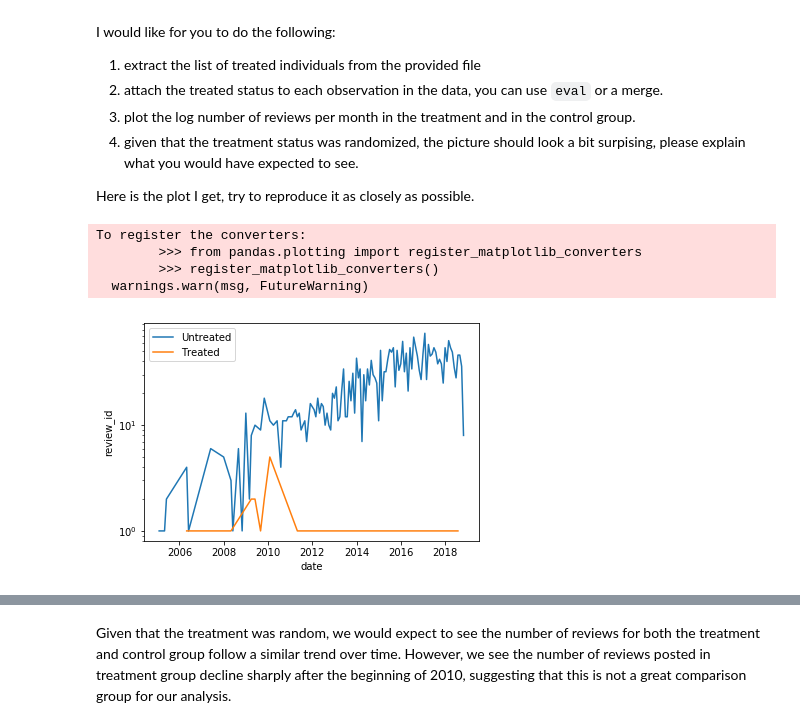
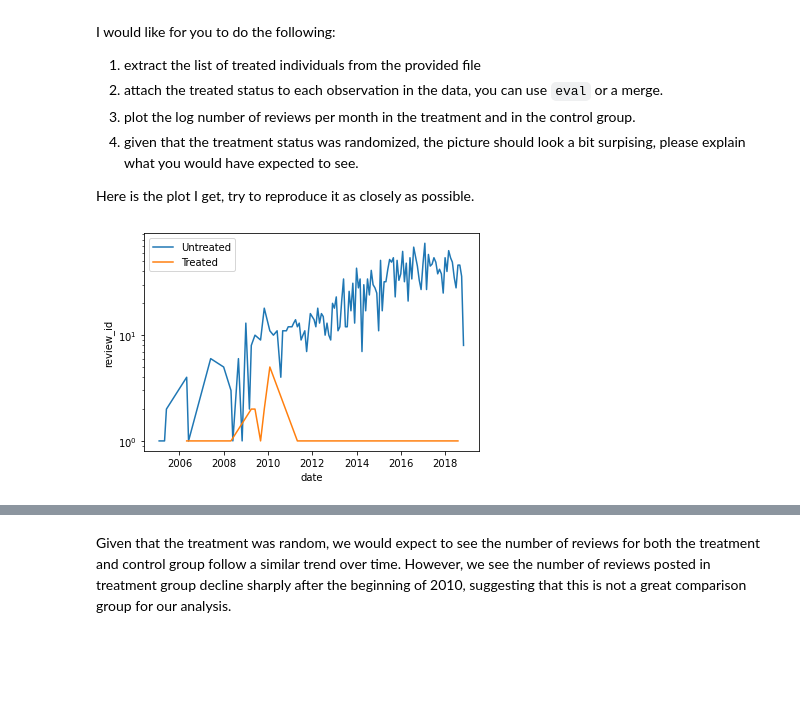
Before and after one commit to vma101/big_data_tools, a Jupyter notebook: hw3_quasi.ipynb, the cells around one changed output, grey strips where cells are left out. Saved outputs shown, nothing was run; the diff lists cells and outputs as text; code cells hidden in the pictures; blank space fills up the shorter version.

```diff
--- a/hw3_quasi.ipynb
+++ b/hw3_quasi.ipynb
@@ -39,10 +39,10 @@ import matplotlib.pyplot as plt
 import numpy as np
 import datetime
 
-file_review = os.path.expanduser("~/Downloads/yelp_academic_dataset_review_experiment.json")
-file_treatment = os.path.expanduser("~/Downloads/yelp_academic_dataset_review_treatment.json")
-#file_review = "data/yelp_academic_dataset_review_experiment.json"
-#file_treatment = "data/yelp_academic_dataset_review_treatment.json"
+# file_review = os.path.expanduser("~/Downloads/yelp_academic_dataset_review_experiment.json")
+# file_treatment = os.path.expanduser("~/Downloads/yelp_academic_dataset_review_treatment.json")
+file_review = "data/yelp_academic_dataset_review_experiment.json"
+file_treatment = "data/yelp_academic_dataset_review_treatment.json"
 
 def file_len(fname):
     """ Function which efficiently computes the number of lines in file"""
@@ -119,7 +122,7 @@ def question1(filepath):
 
 ### For Vanessa Only
 def question1_lm(filepath):
-    size = 1000
+    size = 5000
     chunk_count = 0
     chunk_max = 3
     review = pd.read_json(filepath, lines=True,
@@ -226,12 +218,8 @@ def question3(df_review,file_treatment):
     return treatment, merged
 # %%
 # For Vanessa only
-# user_treat, merged = question3(df_test, file_treatment)
+user_treat, merged = question3(df_test, file_treatment)
 # %% [output]
-To register the converters:
-        >>> from pandas.plotting import register_matplotlib_converters
-        >>> register_matplotlib_converters()
-  warnings.warn(msg, FutureWarning)
-[figure, old version]
+[figure, new version]
 # %%
 user_treat, merged = question3(df_review,file_treatment)
```
Also changed, not shown: parts of 18 cells of this notebook.
